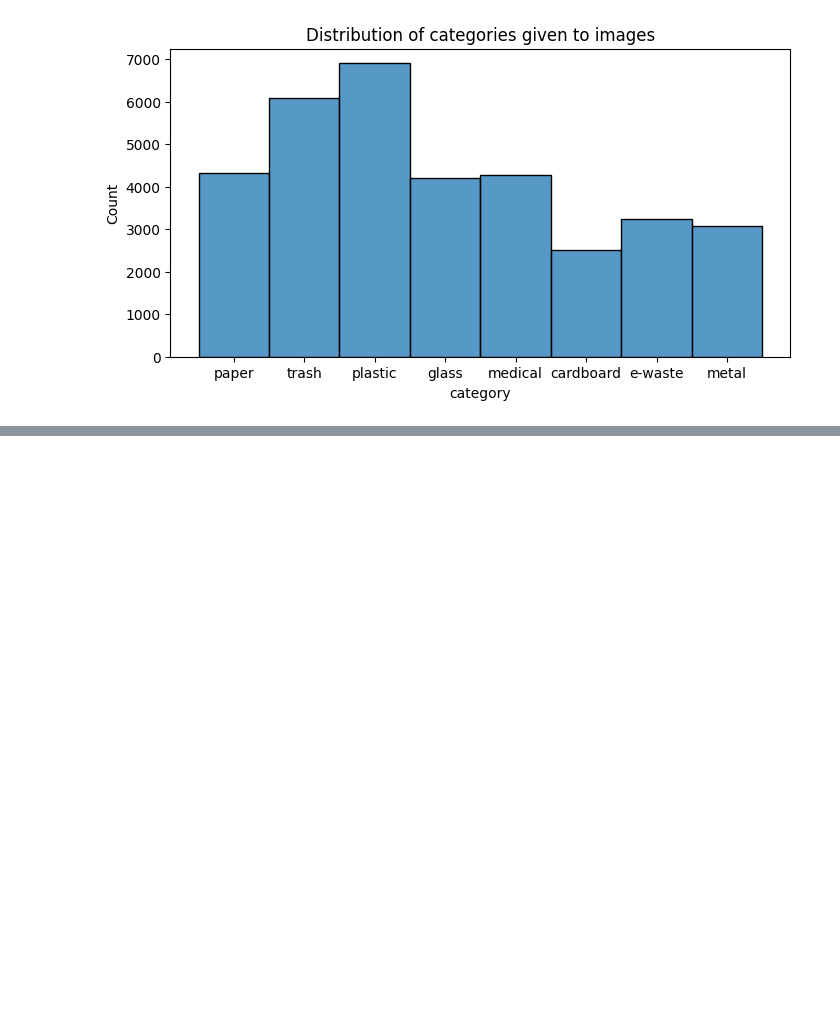
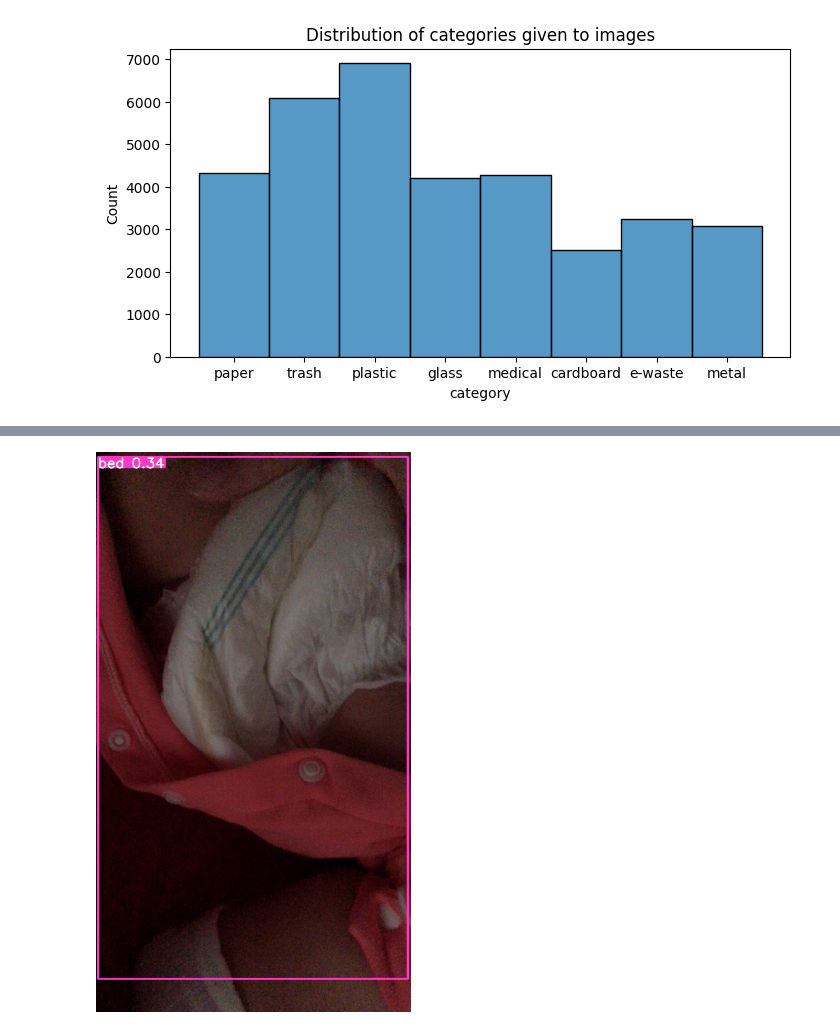
Before and after one commit to harshada-s/EnviroScan, a Jupyter notebook: EnviroScan_EDA.ipynb, the cells around one changed output, grey strips where cells are left out. Cells and saved outputs as stored; diff of their text form; code cells hidden in the pictures; blank space fills up the shorter version.

```diff
--- a/EnviroScan_EDA.ipynb
+++ b/EnviroScan_EDA.ipynb
@@ -128,0 +169,11 @@ plt.show()
+# %%
+# Images
+img = Image.open(waste_df['image_paths'][12000])  # or file, Path, PIL, OpenCV, numpy, list
+
+# Inference
+results = model(img)
+
+# Results
+results.show()  # or .show(), .save(), .crop(), .pandas(), etc.
+# %% [output]
+[figure, added]
```
Also changed, not shown: parts of 6 cells of this notebook.
